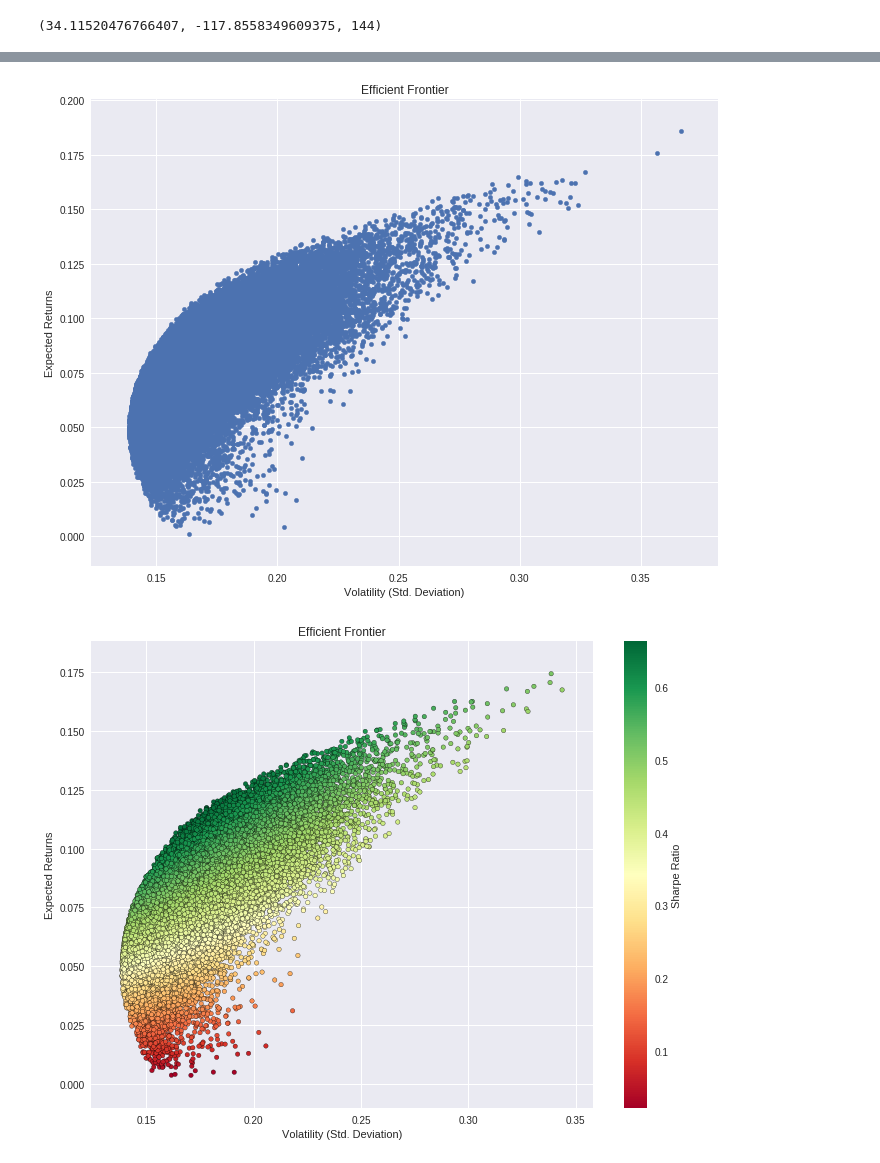
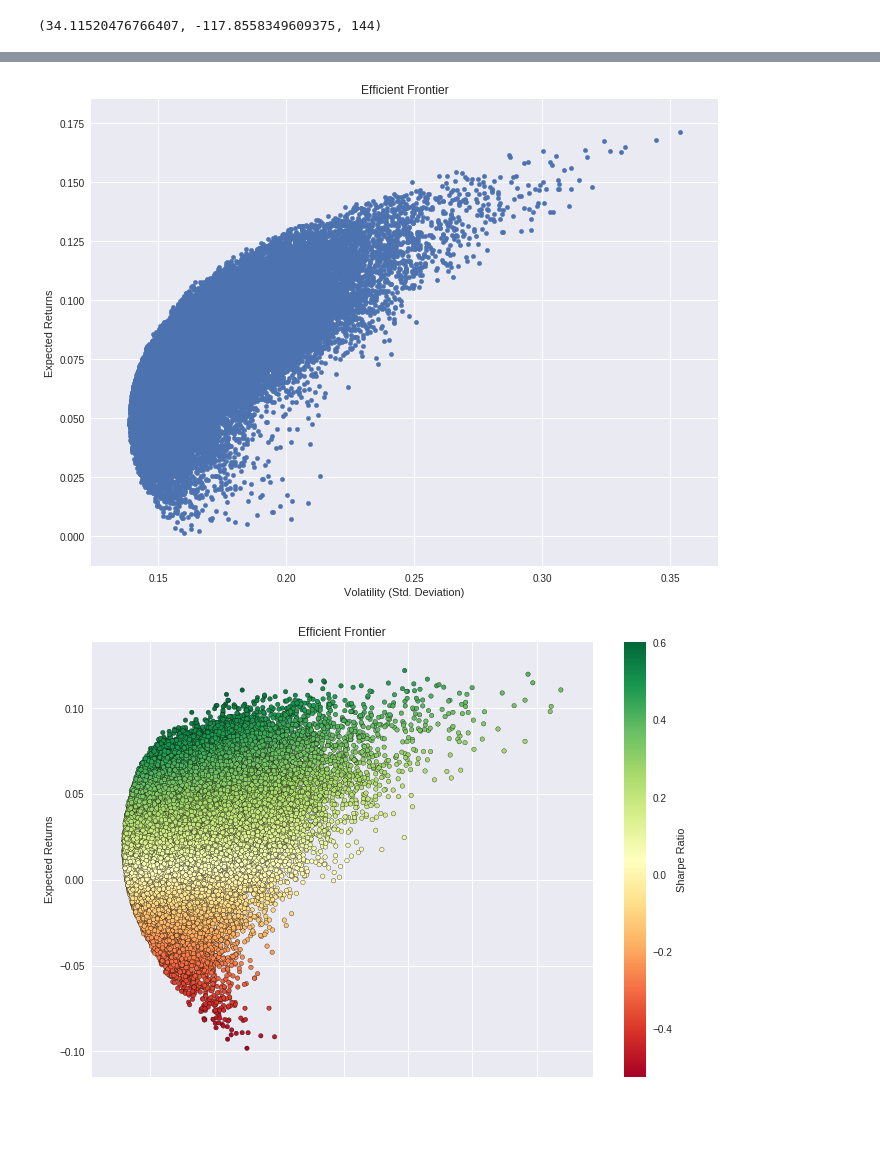
Before and after one commit to ragalaa/Directory, a Jupyter notebook: StockPrediction_QuandlAPI.ipynb, the cells around one changed output, grey strips where cells are left out. Saved outputs shown, nothing was run; the diff lists cells and outputs as text; code cells hidden in the pictures; blank space fills up the shorter version.

```diff
--- a/StockPrediction_QuandlAPI.ipynb
+++ b/StockPrediction_QuandlAPI.ipynb
@@ -300,17 +298,17 @@ Installing collected packages: inflection, quandl
 Successfully installed inflection-0.3.1 quandl-3.5.0
 # %%
 # # import needed modules
-# import quandl
-# import pandas as pd
-# import numpy as np
-# import matplotlib.pyplot as plt
+import quandl
+import pandas as pd
+import numpy as np
+import matplotlib.pyplot as plt
 
-# # get adjusted closing prices of 5 selected companies with Quandl
-# quandl.ApiConfig.api_key = 'VjNwisks-7VKb4oHznDd'
-# selected = ['CNP', 'F', 'WMT', 'GE', 'TSLA']
-# data = quandl.get_table('WIKI/PRICES', ticker = selected,
-#                         qopts = { 'columns': ['date', 'ticker', 'adj_close'] },
-#                         date = { 'gte': '2014-1-1', 'lte': '2016-12-31' }, paginate=True)
+# get adjusted closing prices of 5 selected companies with Quandl
+quandl.ApiConfig.api_key = 'VjNwisks-7VKb4oHznDd'
+selected = ['CNP', 'F', 'WMT', 'GE', 'TSLA']
+data = quandl.get_table('WIKI/PRICES', ticker = selected,
+                        qopts = { 'columns': ['date', 'ticker', 'adj_close'] },
+                        date = { 'gte': '2014-1-1', 'lte': '2016-12-31' }, paginate=True)
 
 # reorganise data pulled by setting date as index with
 # columns of tickers and their corresponding adjusted prices
@@ -373,7 +371,7 @@ plt.ylabel('Expected Returns')
 plt.title('Efficient Frontier')
 plt.show()
 # %% [output]
-[figure, old version]
+[figure, new version]
 # %%
 # import needed modules
 import quandl
@@ -384,18 +382,21 @@ import matplotlib.pyplot as plt
 # get adjusted closing prices of 5 selected companies with Quandl
 quandl.ApiConfig.api_key = 'VjNwisks-7VKb4oHznDd'
 selected = ['CNP', 'F', 'WMT', 'GE', 'TSLA']
+
 data = quandl.get_table('WIKI/PRICES', ticker = selected,
                         qopts = { 'columns': ['date', 'ticker', 'adj_close'] },
-                        date = { 'gte': '2014-1-1', 'lte': '2016-12-31' }, paginate=True)
+                        date = { 'gte': '2015-1-1', 'lte': '2020-1-1' }, paginate=True)
 
 # reorganise data pulled by setting date as index with
 # columns of tickers and their corresponding adjusted prices
 clean = data.set_index('date')
+
 table = clean.pivot(columns='ticker')
 
 # calculate daily and annual returns of the stocks
 returns_daily = table.pct_change()
 returns_annual = returns_daily.mean() * 250
+
 
 # get daily and covariance of returns of the stock
 cov_daily = returns_daily.cov()
@@ -418,6 +419,7 @@ np.random.seed(101)
 for single_portfolio in range(num_portfolios):
     weights = np.random.random(num_assets)
     weights /= np.sum(weights)
+
     returns = np.dot(weights, returns_annual)
     volatility = np.sqrt(np.dot(weights.T, np.dot(cov_annual, weights)))
     sharpe = returns / volatility
@@ -426,34 +428,34 @@ for single_portfolio in range(num_portfolios):
     port_volatility.append(volatility)
     stock_weights.append(weights)
 
 # a dictionary for Returns and Risk values of each portfolio
 portfolio = {'Returns': port_returns,
              'Volatility': port_volatility,
              'Sharpe Ratio': sharpe_ratio}
 
 # extend original dictionary to accomodate each ticker and weight in the portfolio
 for counter,symbol in enumerate(selected):
     portfolio[symbol+' Weight'] = [Weight[counter] for Weight in stock_weights]
 
 # make a nice dataframe of the extended dictionary
 df = pd.DataFrame(portfolio)
 
 # get better labels for desired arrangement of columns
 column_order = ['Returns', 'Volatility', 'Sharpe Ratio'] + [stock+' Weight' for stock in selected]
 
 # reorder dataframe columns
 df = df[column_order]
 
 # plot frontier, max sharpe & min Volatility values with a scatterplot
 plt.style.use('seaborn-dark')
 df.plot.scatter(x='Volatility', y='Returns', c='Sharpe Ratio',
                 cmap='RdYlGn', edgecolors='black', figsize=(10, 8), grid=True)
 plt.xlabel('Volatility (Std. Deviation)')
 plt.ylabel('Expected Returns')
 plt.title('Efficient Frontier')
 plt.show()
 # %% [output]
-[figure, old version]
+[figure, new version]
 # %%
 data = pd.read_html('https://en.wikipedia.org/wiki/List_of_S%26P_500_companies')
 # %%
```
Also changed, not shown: parts of 39 cells of this notebook.
